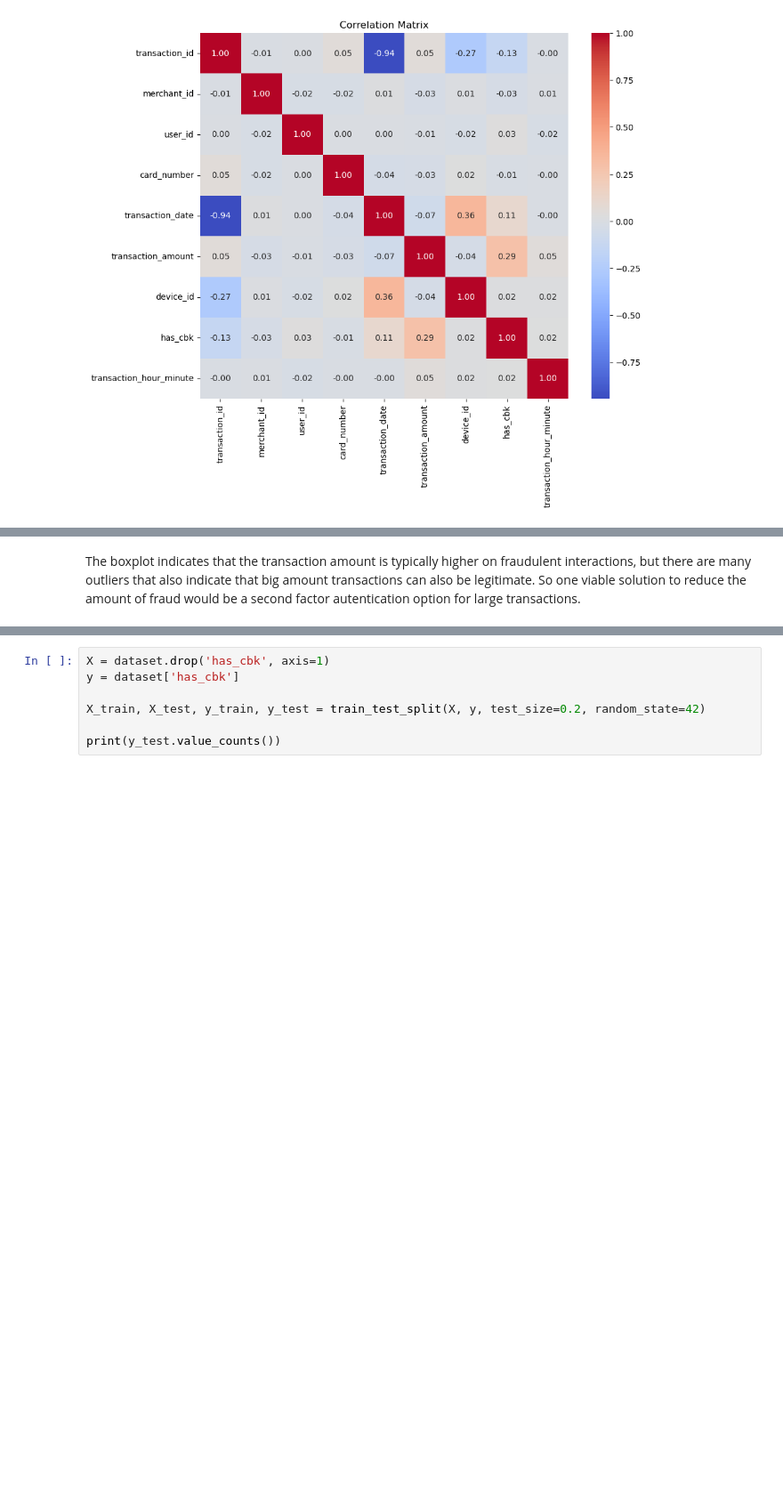
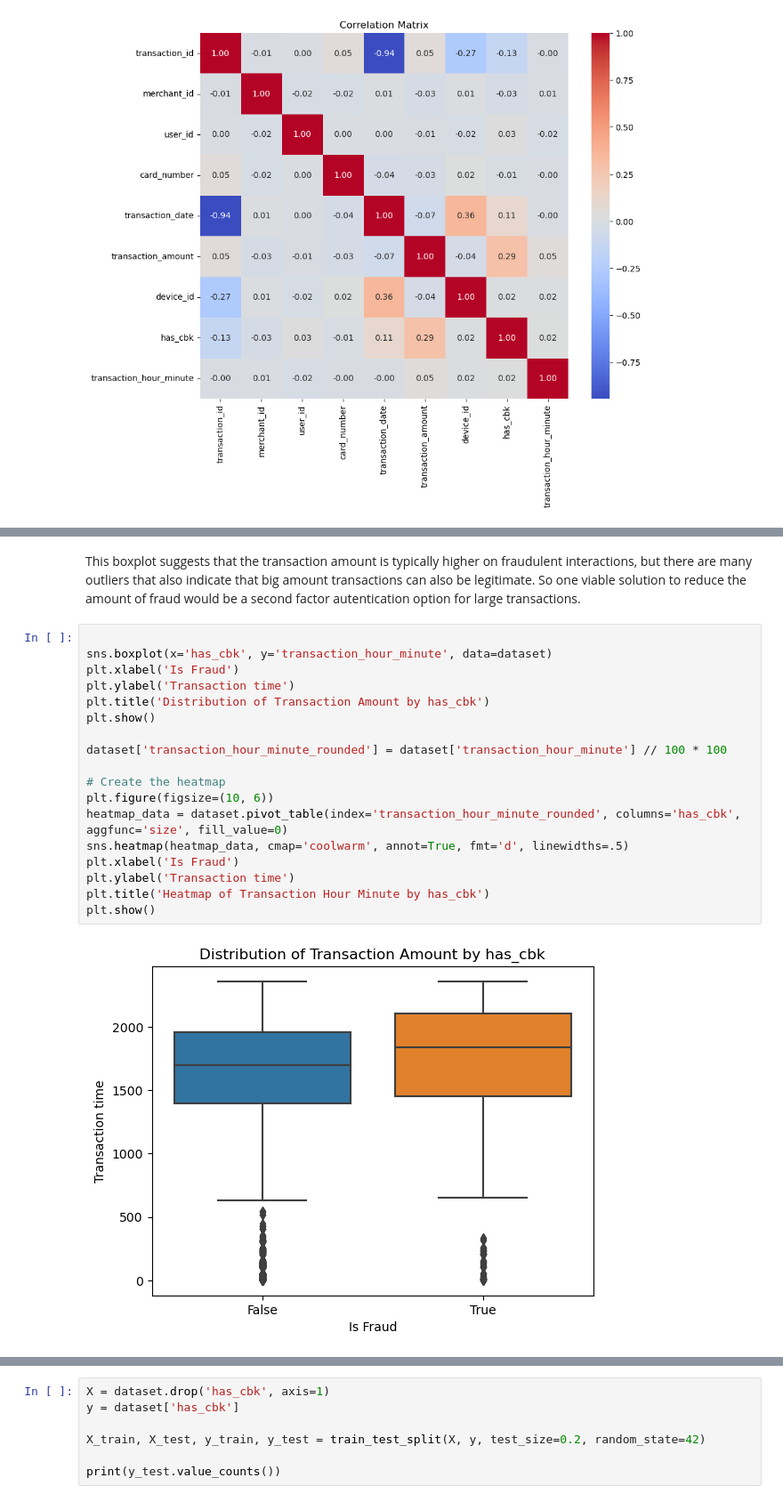
Before and after one commit to ViniSSBrandao/Chargeback-Detection, a Jupyter notebook: index.ipynb, the cells around one changed output, grey strips where cells are left out. Shown: that part at 89% size. Saved outputs shown, nothing was run; the diff lists cells and outputs as text; blank space fills up the shorter version.

```diff
--- a/index.ipynb
+++ b/index.ipynb
@@ -194,2 +203,22 @@ plt.show()
 # %% [markdown]
-The boxplot indicates that the transaction amount is typically higher on fraudulent interactions, but there are many outliers that also indicate that big amount transactions can also be legitimate. So one viable solution to reduce the amount of fraud would be a second factor autentication option for large transactions.
+This boxplot suggests that the transaction amount is typically higher on fraudulent interactions, but there are many outliers that also indicate that big amount transactions can also be legitimate. So one viable solution to reduce the amount of fraud would be a second factor autentication option for large transactions.
+# %%
+
+sns.boxplot(x='has_cbk', y='transaction_hour_minute', data=dataset)
+plt.xlabel('Is Fraud')
+plt.ylabel('Transaction time')
+plt.title('Distribution of Transaction Amount by has_cbk')
+plt.show()
+
+dataset['transaction_hour_minute_rounded'] = dataset['transaction_hour_minute'] // 100 * 100
+
+# Create the heatmap
+plt.figure(figsize=(10, 6))
+heatmap_data = dataset.pivot_table(index='transaction_hour_minute_rounded', columns='has_cbk', aggfunc='size', fill_value=0)
+sns.heatmap(heatmap_data, cmap='coolwarm', annot=True, fmt='d', linewidths=.5)
+plt.xlabel('Is Fraud')
+plt.ylabel('Transaction time')
+plt.title('Heatmap of Transaction Hour Minute by has_cbk')
+plt.show()
+# %% [output]
+[figure, added]
```
Also changed, not shown: parts of 12 cells of this notebook.
